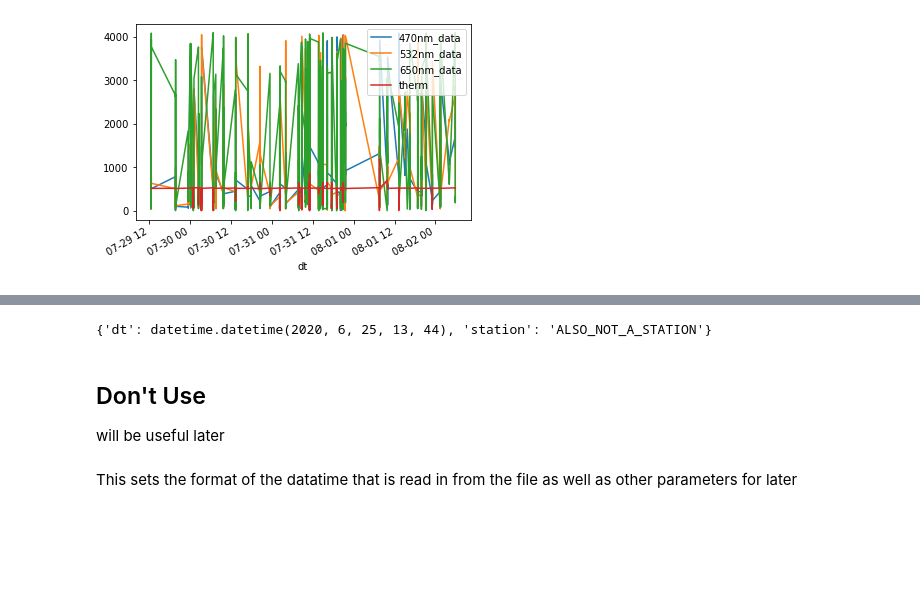
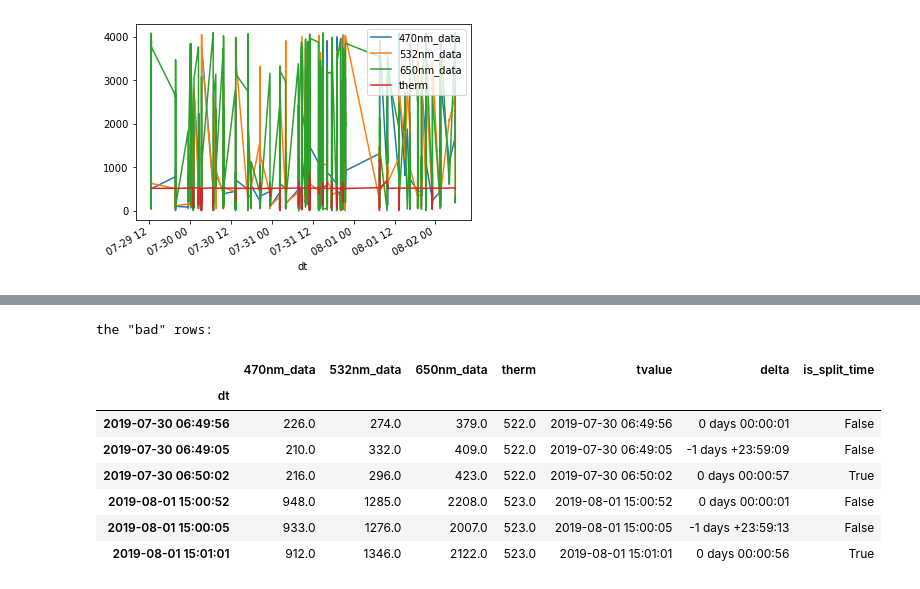
Before and after one commit to USF-IMARS/bb3_matchup, a Jupyter notebook: bb3_cleanup_w_siteID.ipynb, the cells around one changed output, grey strips where cells are left out. Drawn from its saved outputs; the diff is of its cells as text; code cells hidden in the pictures; blank space fills up the shorter version.

```diff
--- a/bb3_cleanup_w_siteID.ipynb
+++ b/bb3_cleanup_w_siteID.ipynb
@@ -236,34 +273,48 @@ with open(PICKLE_FPATH, "wb") as file_obj:
+# %%
+# create mask which selects for negative deltas
+m = (df['delta'] < pandas.Timedelta('0 days'))
+mask = m | m.shift(-1) | m.shift(1)  # create mask with rows both before and after the negative deltas
+
+print('the "bad" rows:')
+display(df[mask])
+# %% [output]
+the "bad" rows:
+|  | 470nm_data | 532nm_data | 650nm_data | therm | tvalue | delta | is_split_time |
+| dt |  |  |  |  |  |  |  |
+| 2019-07-30 06:49:56 | 226.0 | 274.0 | 379.0 | 522.0 | 2019-07-30 06:49:56 | 0 days 00:00:01 | False |
+| 2019-07-30 06:49:05 | 210.0 | 332.0 | 409.0 | 522.0 | 2019-07-30 06:49:05 | -1 days +23:59:09 | False |
+| 2019-07-30 06:50:02 | 216.0 | 296.0 | 423.0 | 522.0 | 2019-07-30 06:50:02 | 0 days 00:00:57 | True |
+| 2019-08-01 15:00:52 | 948.0 | 1285.0 | 2208.0 | 523.0 | 2019-08-01 15:00:52 | 0 days 00:00:01 | False |
+| 2019-08-01 15:00:05 | 933.0 | 1276.0 | 2007.0 | 523.0 | 2019-08-01 15:00:05 | -1 days +23:59:13 | False |
+| 2019-08-01 15:01:01 | 912.0 | 1346.0 | 2122.0 | 523.0 | 2019-08-01 15:01:01 | 0 days 00:00:56 | True |
 # %%
-# array of stations and known dts (from spreadsheet)
-STATION_TIMES = [
-    {
-        "dt":datetime(2020, 10, 25, 13, 44),
-        "station": "NOT_A_STATION"
-    },{
-        "dt":datetime(2020, 6, 25, 13, 44),
-        "station": "ALSO_NOT_A_STATION"
-    }
-]
+from datetime import datetime
+import pandas
 
-def get_station_nearest_to_time(query_time):
+def get_station_nearest_to_time(query_time, station_filename="data/BB3_time_log_09_2019.csv"):
     """
     This returns the station for the given dt.
     Picks the station based on known station visit times in STATION_TIMES.
+
+    Station returned should:
+    * have cast start time before query_time (with some tolerance)
+
+    TODO: write tests for this function.
     """
-    closest_s_t = STATION_TIMES[0]
+    # array of stations and known dts (from spreadsheet)
+    with open(station_filename) as station_file:
+        station_df = pandas.read_csv(
+            station_file,
+            parse_dates = {'dt':["DATE", "INITIAL TIME (UTC)"]}  # this should parse the two columns together as one datetime
+        )
+    # === get the time closest to but not less than query_time
+    closest_s_t_index = 0  # start with the first row of dataframe
     # iterate through all STATION_TIMES, keeping track only of the current closest one
-    for s_t in STATION_TIMES:
+    for s_t in station_df:  # for each row... NOTE: not sure if will loop through rows or columns for dataframe
         # if current s_t is closer to query_time than our current s_t
         if s_t['dt'] - query_time < closest_s_t['dt'] - query_time:  # NOTE: do we need to abs() here?
-            closest_s_t = s_t
-    return closest_s_t
+            closest_s_t = s_t  # set
+    return station_df[closest_s_t_index]  # return the row
 
 # test out using the function
 get_station_nearest_to_time(datetime(2019,1,1))
-# %% [output]
-{'dt': datetime.datetime(2020, 6, 25, 13, 44), 'station': 'ALSO_NOT_A_STATION'}
-# %% [markdown]
-## Don't Use ##
-will be useful later
-# %% [markdown]
-This sets the format of the datatime that is read in from the file as well as other parameters for later
```
Also changed, not shown: parts of 4 cells of this notebook.
